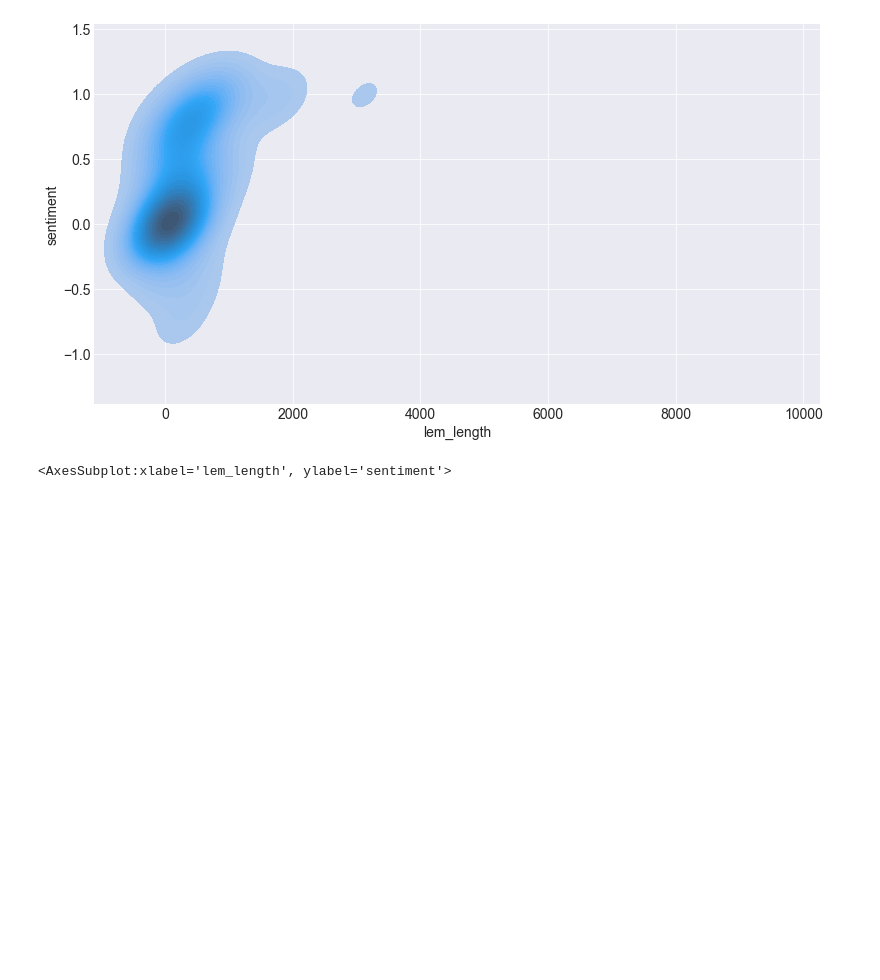
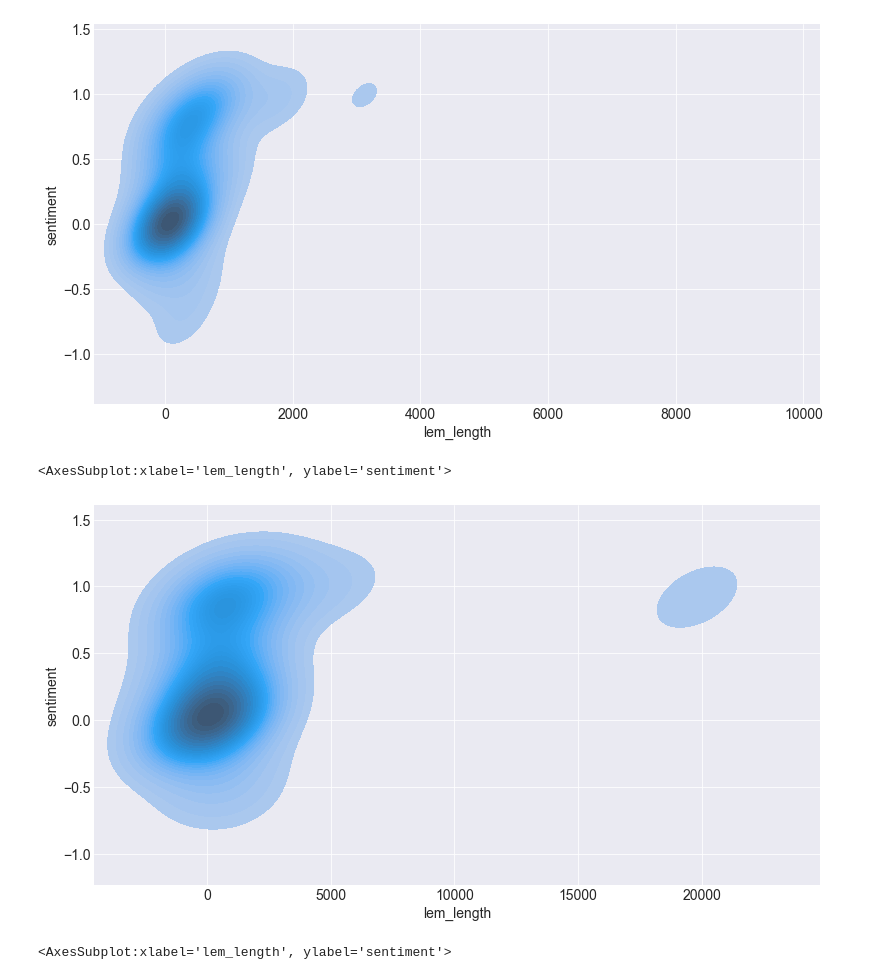
Before and after one commit to Codeup-Mirzakhani-Group1-NLP-Project/Codeup-Mirzakhani-GitHub-Scrape-NLP-Project, a Jupyter notebook: justin_docs/Justin_project_working.ipynb, the cells around one changed output. Cells and saved outputs as stored; diff of their text form; code cells hidden in the pictures; blank space fills up the shorter version.

```diff
--- a/justin_docs/Justin_project_working.ipynb
+++ b/justin_docs/Justin_project_working.ipynb
@@ -823,6 +823,17 @@ sns.kdeplot(
 # %% [output]
 <AxesSubplot:xlabel='lem_length', ylabel='sentiment'>
 [figure]
+# %%
+# Bivariate KDE plot for message_length vs sentiment score
+sns.kdeplot(
+    df[df.language == 'C#'].lem_length,
+    df[df.language == 'C#'].sentiment,
+    levels = 30, shade = True );
+sns.kdeplot(
+            levels = 30, shade = True, alpha = 0.5 )
+# %% [output]
+<AxesSubplot:xlabel='lem_length', ylabel='sentiment'>
+[figure, added]
 # %%
 # Bivariate KDE plot for message_length vs sentiment score
 sns.kdeplot(
```
Also changed, not shown: parts of 15 cells of this notebook.
